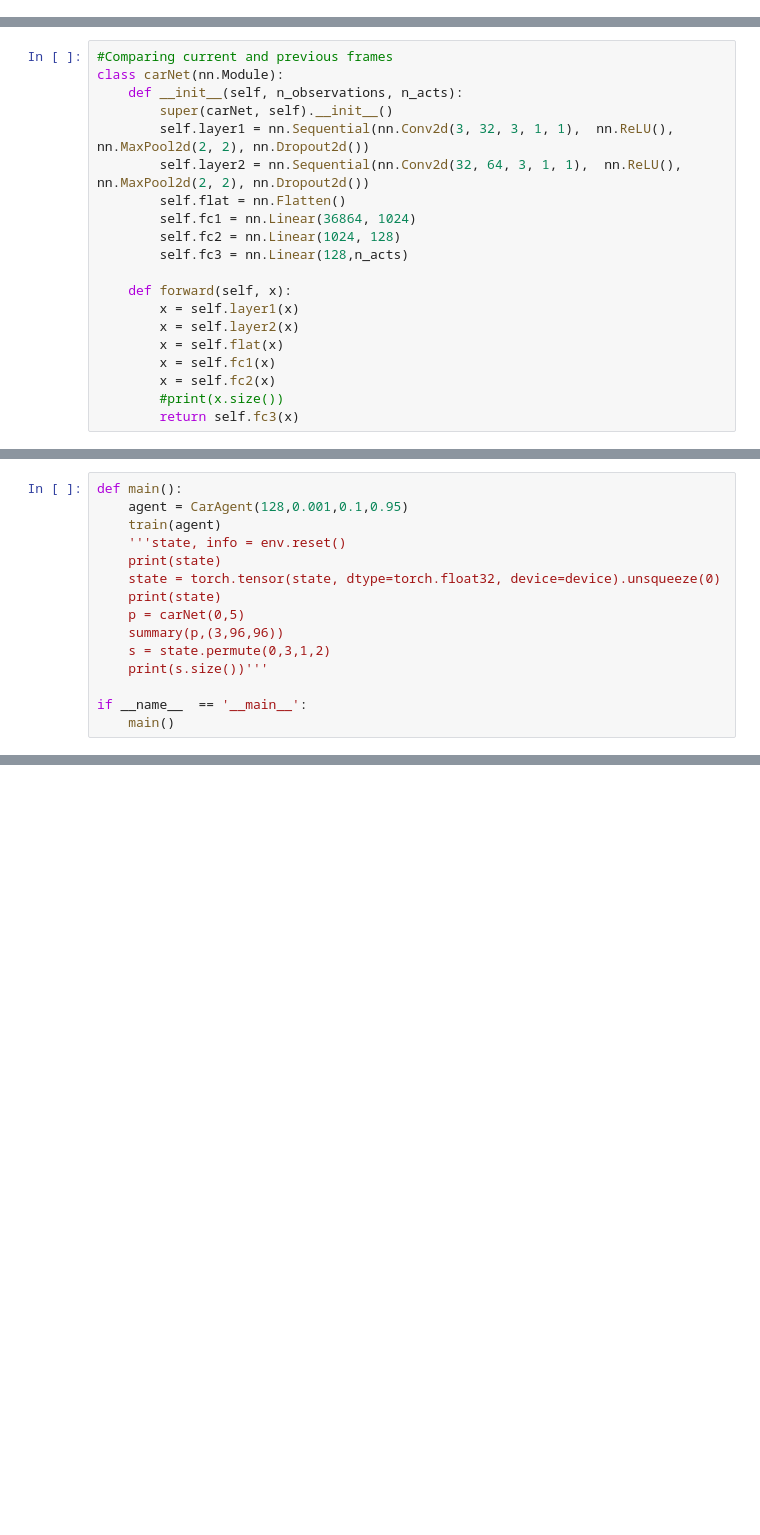
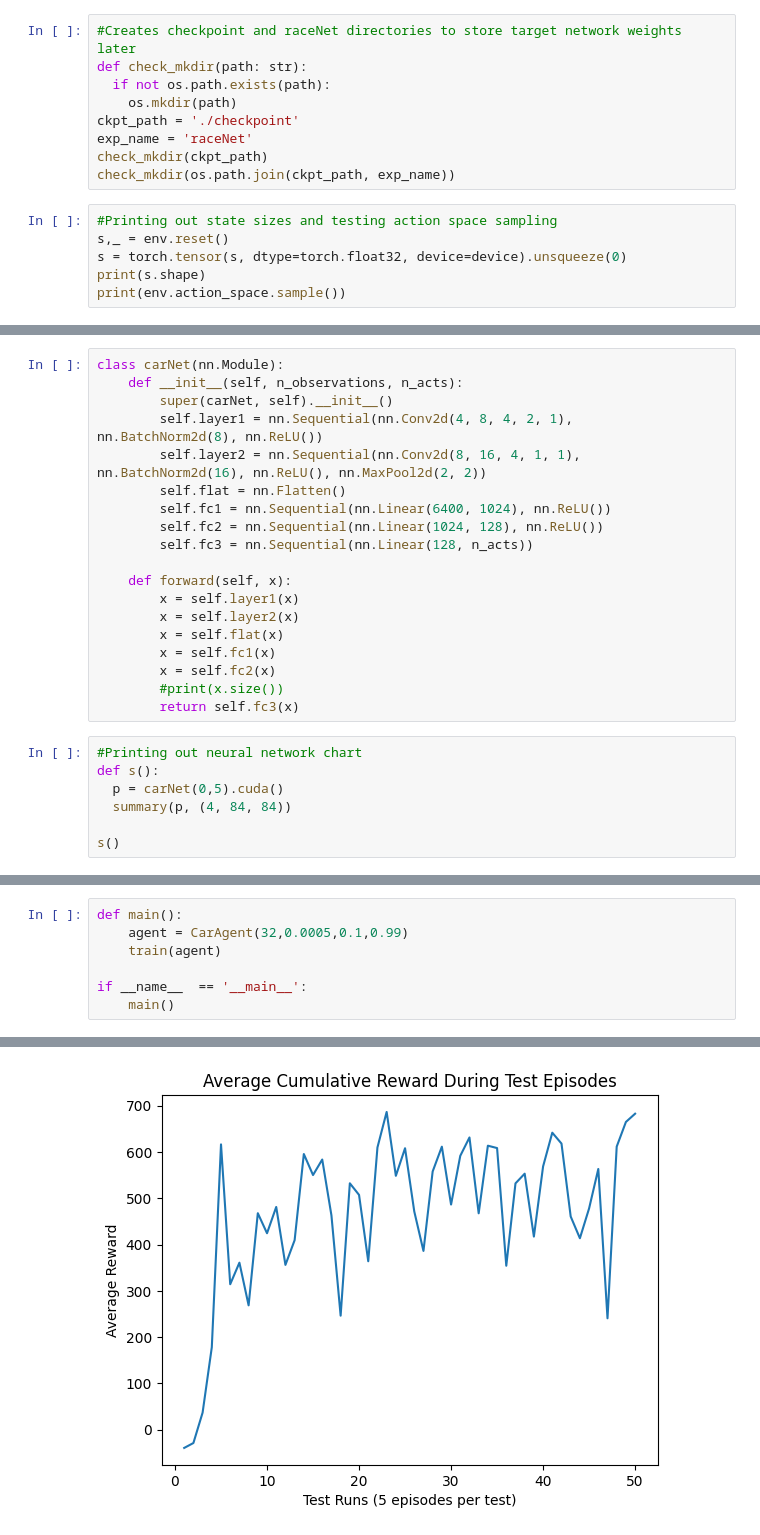
Before and after one commit to MatthewWooQueens/CarRacing, a Jupyter notebook: racing.ipynb, the cells around one changed output, grey strips where cells are left out. Saved outputs shown, nothing was run; the diff lists cells and outputs as text; blank space fills up the shorter version.

```diff
--- a/racing.ipynb
+++ b/racing.ipynb
@@ -45,0 +135,15 @@ env = gym.make("CarRacing-v2", domain_randomize=True, continuous=False, render_m
+# %%
+#Creates checkpoint and raceNet directories to store target network weights later
+def check_mkdir(path: str):
+  if not os.path.exists(path):
+    os.mkdir(path)
+ckpt_path = './checkpoint'
+exp_name = 'raceNet'
+check_mkdir(ckpt_path)
+check_mkdir(os.path.join(ckpt_path, exp_name))
+# %%
+#Printing out state sizes and testing action space sampling
+s,_ = env.reset()
+s = torch.tensor(s, dtype=torch.float32, device=device).unsqueeze(0)
+print(s.shape)
+print(env.action_space.sample())
@@ -104,14 +239,13 @@ class CarAgent():
 # %%
-#Comparing current and previous frames
 class carNet(nn.Module):
     def __init__(self, n_observations, n_acts):
         super(carNet, self).__init__()
-        self.layer1 = nn.Sequential(nn.Conv2d(3, 32, 3, 1, 1),  nn.ReLU(), nn.MaxPool2d(2, 2), nn.Dropout2d())
-        self.layer2 = nn.Sequential(nn.Conv2d(32, 64, 3, 1, 1),  nn.ReLU(), nn.MaxPool2d(2, 2), nn.Dropout2d())
+        self.layer1 = nn.Sequential(nn.Conv2d(4, 8, 4, 2, 1),  nn.BatchNorm2d(8), nn.ReLU())
+        self.layer2 = nn.Sequential(nn.Conv2d(8, 16, 4, 1, 1),  nn.BatchNorm2d(16), nn.ReLU(), nn.MaxPool2d(2, 2))
         self.flat = nn.Flatten()
-        self.fc1 = nn.Linear(36864, 1024)
-        self.fc2 = nn.Linear(1024, 128)
-        self.fc3 = nn.Linear(128,n_acts)
+        self.fc1 = nn.Sequential(nn.Linear(6400, 1024), nn.ReLU())
+        self.fc2 = nn.Sequential(nn.Linear(1024, 128), nn.ReLU())
+        self.fc3 = nn.Sequential(nn.Linear(128, n_acts))
 
     def forward(self, x):
         x = self.layer1(x)
@@ -121,3 +255,10 @@ class carNet(nn.Module):
         x = self.fc2(x)
         #print(x.size())
         return self.fc3(x)
+# %%
+#Printing out neural network chart
+def s():
+  p = carNet(0,5).cuda()
+  summary(p, (4, 84, 84))
+
+s()
@@ -177,15 +396,7 @@ def train(agent):
 # %%
 def main():
-    agent = CarAgent(128,0.001,0.1,0.95)
+    agent = CarAgent(32,0.0005,0.1,0.99)
     train(agent)
-    '''state, info = env.reset()
-    print(state)
-    state = torch.tensor(state, dtype=torch.float32, device=device).unsqueeze(0)
-    print(state)
-    p = carNet(0,5)
-    summary(p,(3,96,96))
-    s = state.permute(0,3,1,2)
-    print(s.size())'''
 
 if __name__  == '__main__':
     main()
@@ -210,0 +421 @@ TypeError: Transition.__new__() missing 3 required positional arguments: 'action
+[figure, added]
```
Also changed, not shown: parts of 15 cells of this notebook.
